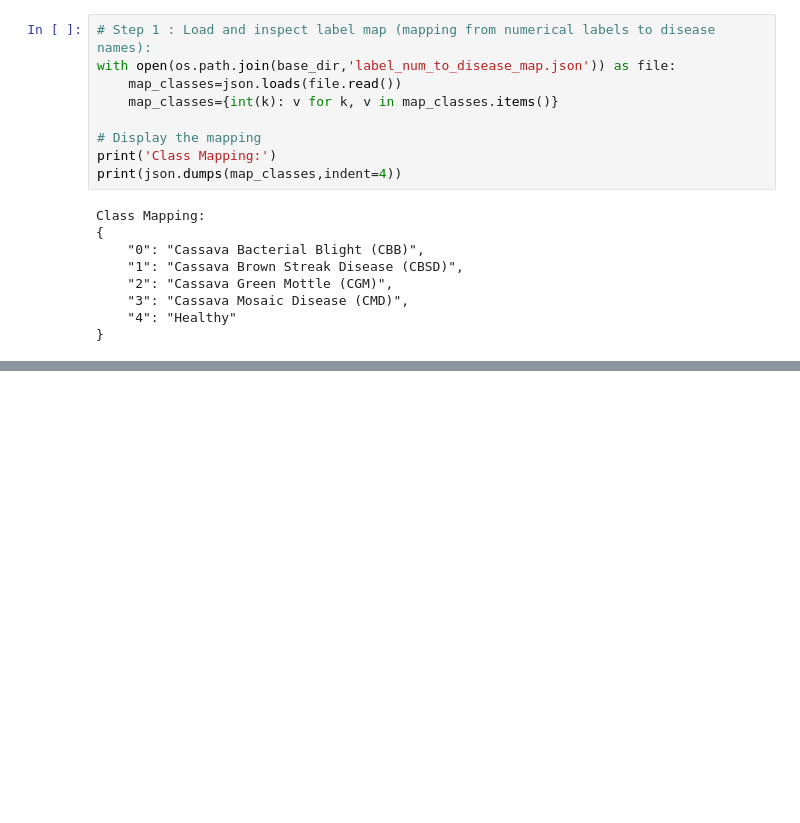
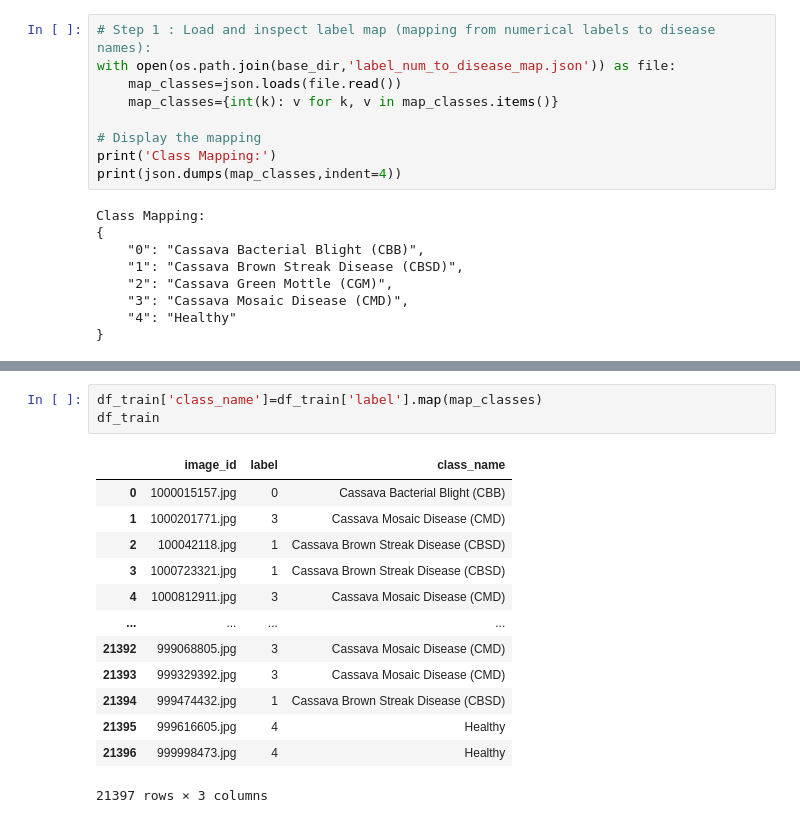
Before and after one commit to Optimus0205/Computer-Vision, a Jupyter notebook: cnn-project-1.ipynb, the cells around one changed output, grey strips where cells are left out. Saved outputs shown, nothing was run; the diff lists cells and outputs as text; blank space fills up the shorter version.

```diff
--- a/cnn-project-1.ipynb
+++ b/cnn-project-1.ipynb
@@ -80,0 +100,17 @@ Class Mapping:
+# %%
+df_train['class_name']=df_train['label'].map(map_classes)
+df_train
+# %% [output]
+|  | image_id | label | class_name |
+| 0 | 1000015157.jpg | 0 | Cassava Bacterial Blight (CBB) |
+| 1 | 1000201771.jpg | 3 | Cassava Mosaic Disease (CMD) |
+| 2 | 100042118.jpg | 1 | Cassava Brown Streak Disease (CBSD) |
+| 3 | 1000723321.jpg | 1 | Cassava Brown Streak Disease (CBSD) |
+| 4 | 1000812911.jpg | 3 | Cassava Mosaic Disease (CMD) |
+| ... | ... | ... | ... |
+| 21392 | 999068805.jpg | 3 | Cassava Mosaic Disease (CMD) |
+| 21393 | 999329392.jpg | 3 | Cassava Mosaic Disease (CMD) |
+| 21394 | 999474432.jpg | 1 | Cassava Brown Streak Disease (CBSD) |
+| 21395 | 999616605.jpg | 4 | Healthy |
+| 21396 | 999998473.jpg | 4 | Healthy |
+21397 rows × 3 columns
```
Also changed, not shown: parts of 14 cells of this notebook.
